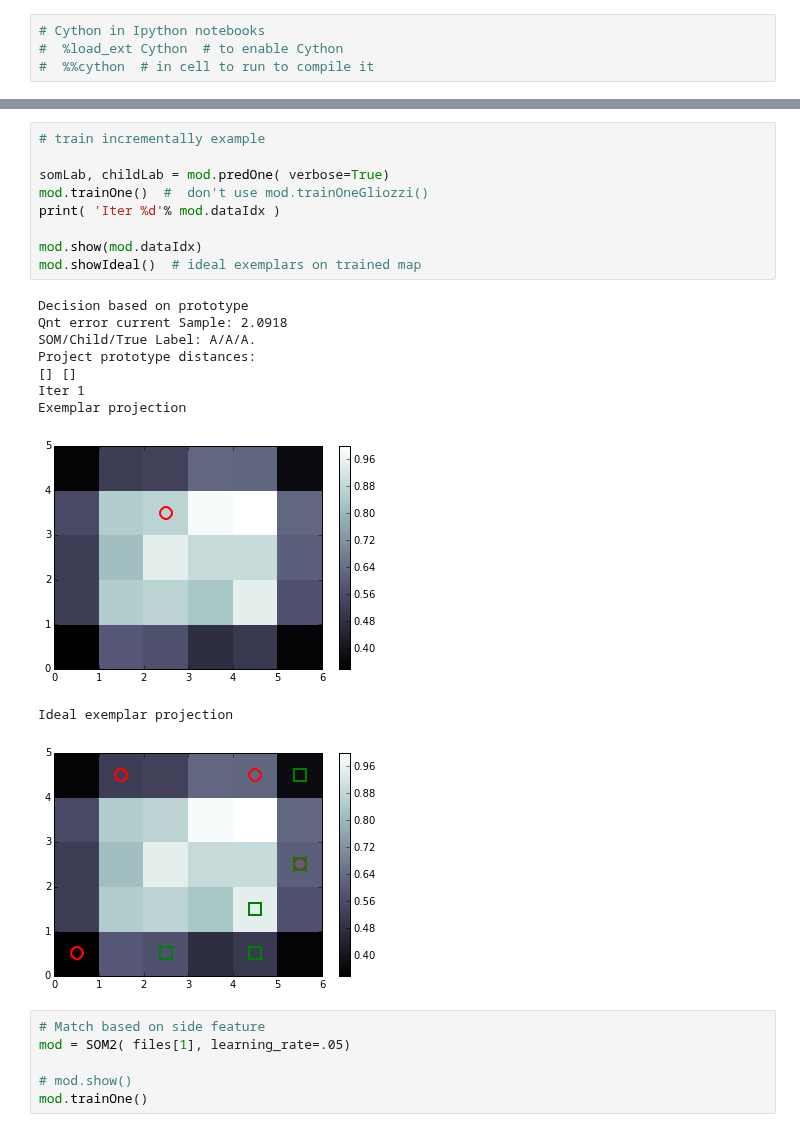
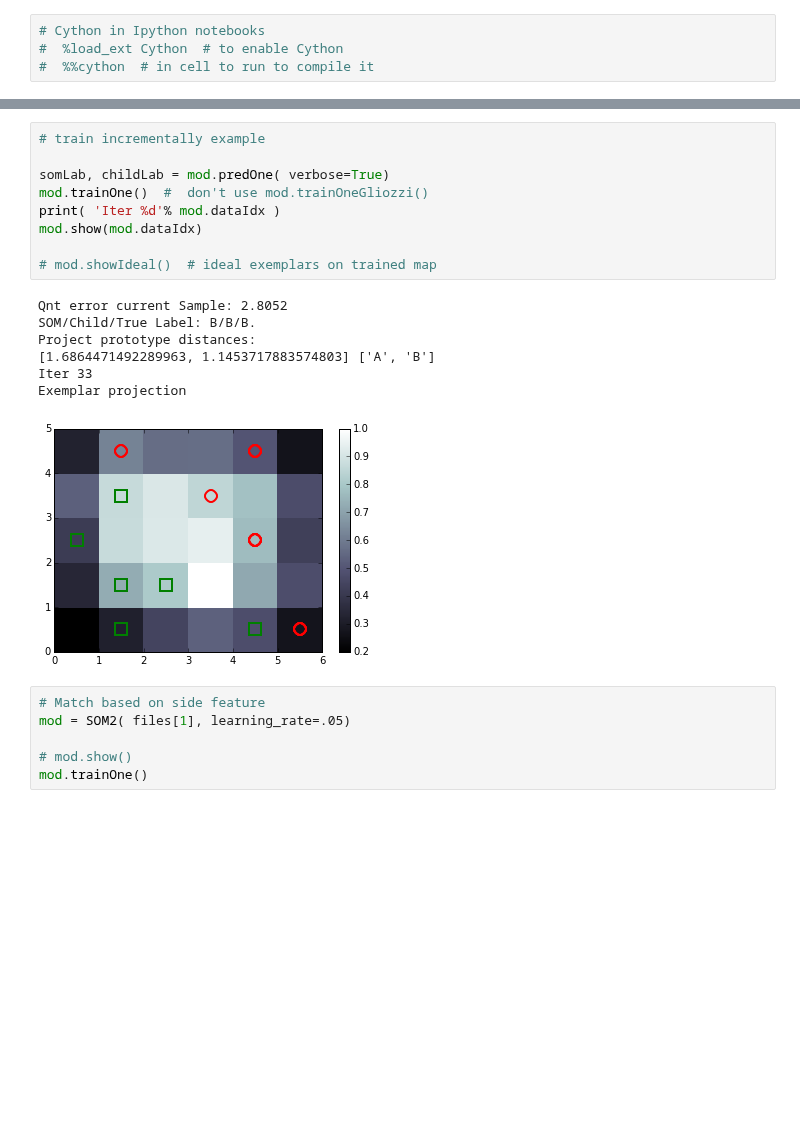
Before and after one commit to sriveravi/som, a Jupyter notebook: runSOM4.ipynb, the cells around one changed output, grey strips where cells are left out. Drawn from its saved outputs; the diff is of its cells as text; blank space fills up the shorter version.

```diff
--- a/runSOM4.ipynb
+++ b/runSOM4.ipynb
@@ -46,23 +44,20 @@ Ideal exemplar projection
 # %%
 # train incrementally example
 
 somLab, childLab = mod.predOne( verbose=True)
 mod.trainOne()  #  don't use mod.trainOneGliozzi()
 print( 'Iter %d'% mod.dataIdx )
+mod.show(mod.dataIdx)
 
-mod.show(mod.dataIdx)
-mod.showIdeal()  # ideal exemplars on trained map
+# mod.showIdeal()  # ideal exemplars on trained map
 # %% [output]
-Decision based on prototype
-Qnt error current Sample: 2.0918
-SOM/Child/True Label: A/A/A.
+Qnt error current Sample: 2.8052
+SOM/Child/True Label: B/B/B.
 Project prototype distances:
-[] []
-Iter 1
+[1.6864471492289963, 1.1453717883574803] ['A', 'B']
+Iter 33
 Exemplar projection
-[figure, old version]
+[figure, new version]
-Ideal exemplar projection
-[figure, removed]
 # %%
 # Match based on side feature
 mod = SOM2( files[1], learning_rate=.05)
```
Also changed, not shown: parts of 2 cells of this notebook, 3 other files.
